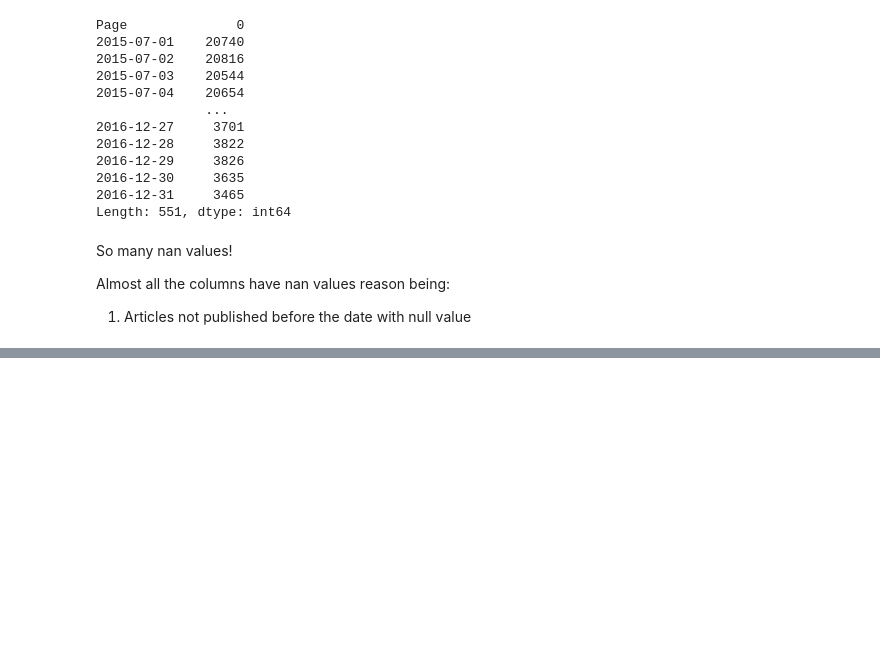
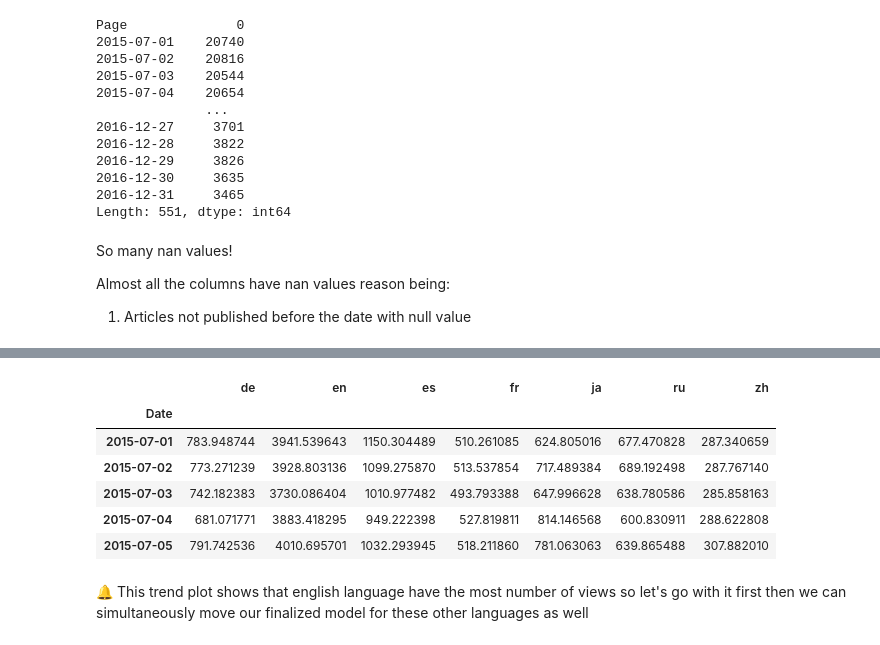
Before and after one commit to raktimpat/adease_wikipedia_view_forecasting, a Jupyter notebook: EDA/eda.ipynb, the cells around one changed output, grey strips where cells are left out. Drawn from its saved outputs; the diff is of its cells as text; code cells hidden in the pictures; blank space fills up the shorter version.

Commit message:
Added modelling and eda

```diff
--- a/EDA/eda.ipynb
+++ b/EDA/eda.ipynb
@@ -64,0 +189,14 @@ Almost all the columns have nan values reason being:
+# %%
+language_df = df.drop(columns=['AccessType','AccessOrigin','Name','Page'])
+language_df = language_df.groupby('Language').mean().transpose()
+language_df.columns.name = None
+language_df.index.name = 'Date'
+language_df.head()
+# %% [output]
+|  | de | en | es | fr | ja | ru | zh |
+| Date |  |  |  |  |  |  |  |
+| 2015-07-01 | 783.948744 | 3941.539643 | 1150.304489 | 510.261085 | 624.805016 | 677.470828 | 287.340659 |
+| 2015-07-02 | 773.271239 | 3928.803136 | 1099.275870 | 513.537854 | 717.489384 | 689.192498 | 287.767140 |
+| 2015-07-03 | 742.182383 | 3730.086404 | 1010.977482 | 493.793388 | 647.996628 | 638.780586 | 285.858163 |
+| 2015-07-04 | 681.071771 | 3883.418295 | 949.222398 | 527.819811 | 814.146568 | 600.830911 | 288.622808 |
+| 2015-07-05 | 791.742536 | 4010.695701 | 1032.293945 | 518.211860 | 781.063063 | 639.865488 | 307.882010 |
@@ -64,0 +222,2 @@ Almost all the columns have nan values reason being:
+# %% [markdown]
+🔔 This trend plot shows that english language have the most number of views so let's go with it first then we can simultaneously move our finalized model for these other languages as well
```
Also changed, not shown: parts of 15 cells of this notebook, 2 other files.
